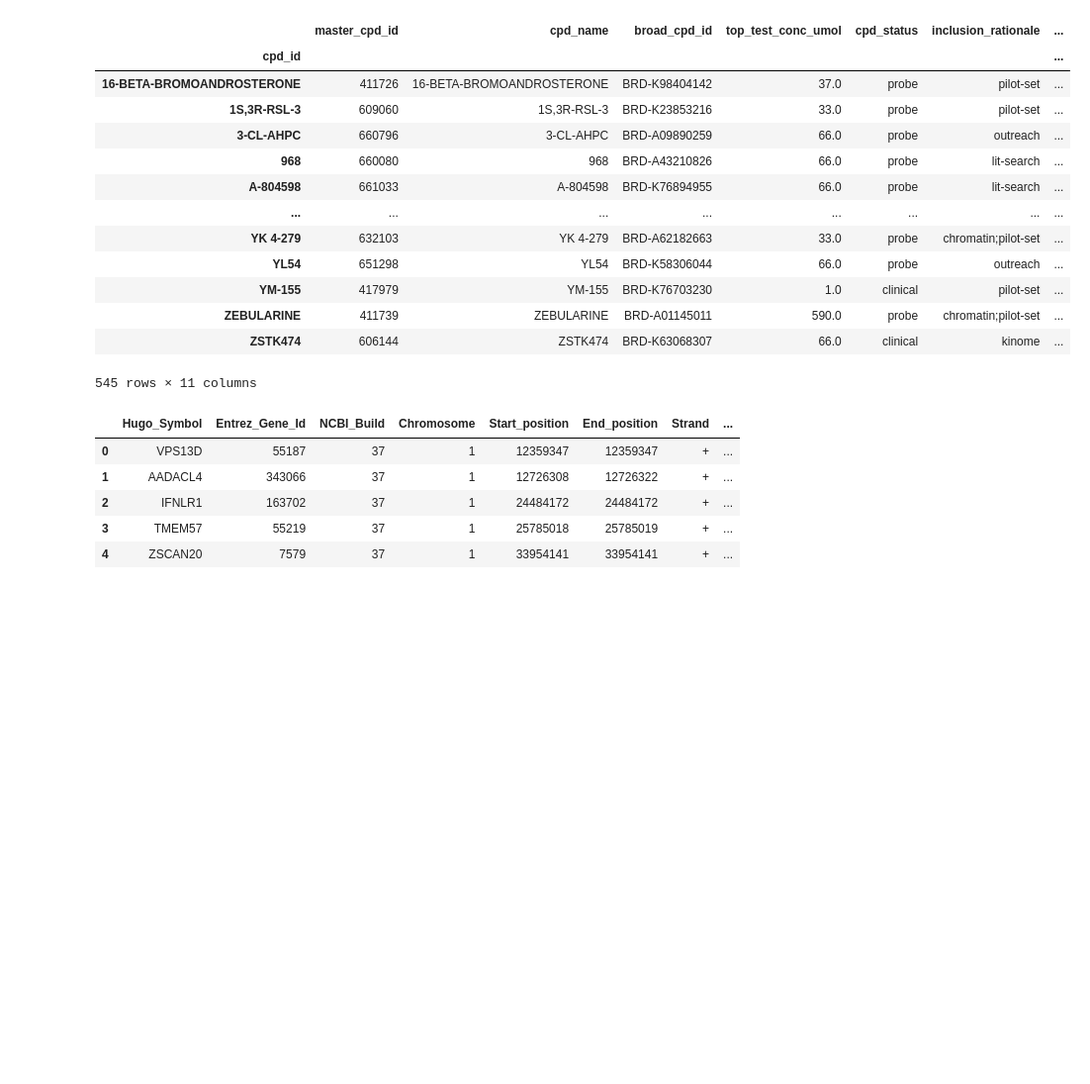
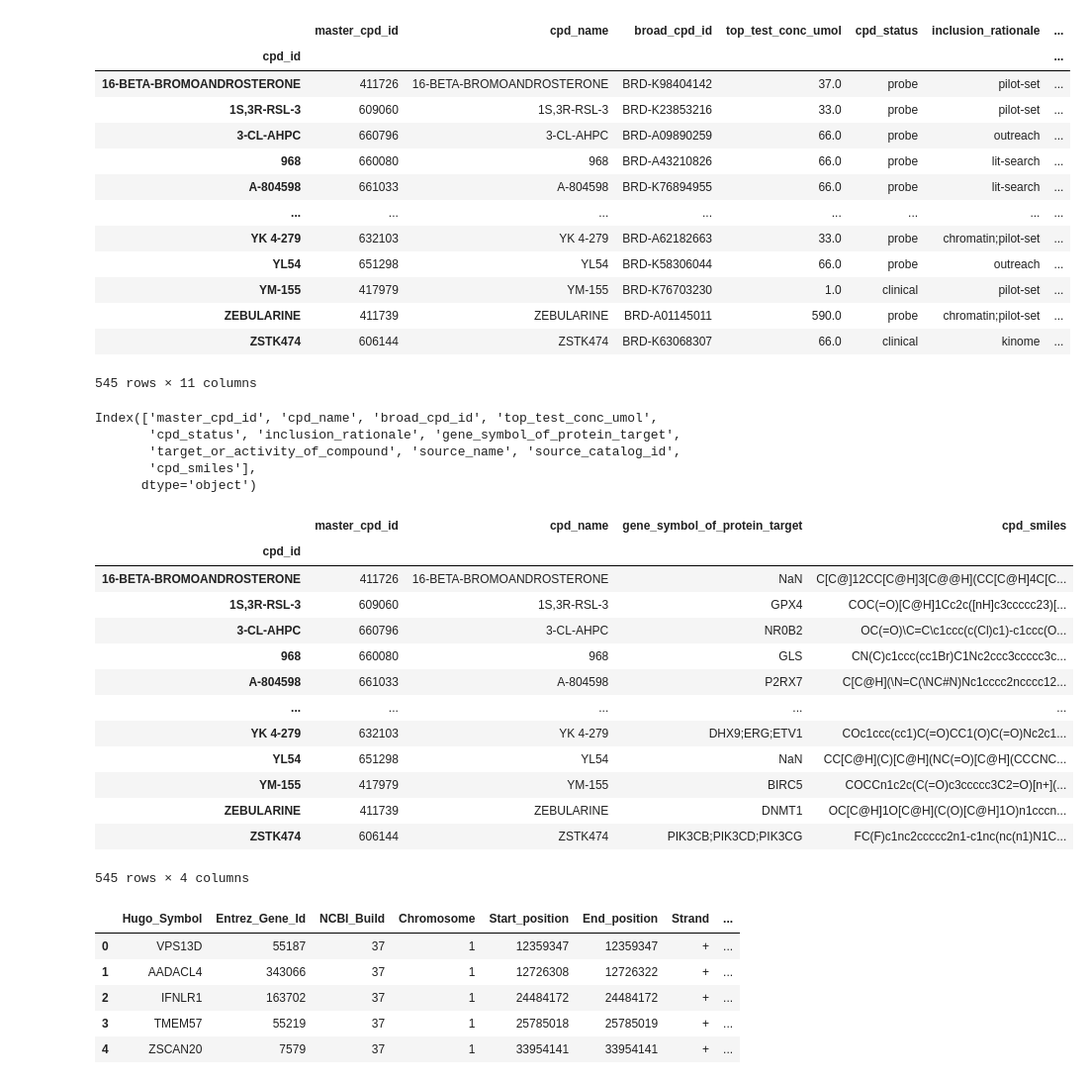
Before and after one commit to hjk9655/health-checkup-analysis, a Jupyter notebook: Notebooks/bio_bigdata_workshop_2A_regression_practice.ipynb, the cells around one changed output. Shown at 99% size. Saved outputs shown, nothing was run; the diff lists cells and outputs as text; code cells hidden in the pictures; blank space fills up the shorter version.

```diff
--- a/Notebooks/bio_bigdata_workshop_2A_regression_practice.ipynb
+++ b/Notebooks/bio_bigdata_workshop_2A_regression_practice.ipynb
@@ -207,6 +210,31 @@ df_drug_info
 | ZEBULARINE | 411739 | ZEBULARINE | BRD-A01145011 | 590.0 | probe | chromatin;pilot-set | ... |
 | ZSTK474 | 606144 | ZSTK474 | BRD-K63068307 | 66.0 | clinical | kinome | ... |
 545 rows × 11 columns
+# %%
+df_drug_info.columns
+# %% [output]
+Index(['master_cpd_id', 'cpd_name', 'broad_cpd_id', 'top_test_conc_umol',
+       'cpd_status', 'inclusion_rationale', 'gene_symbol_of_protein_target',
+       'target_or_activity_of_compound', 'source_name', 'source_catalog_id',
+       'cpd_smiles'],
+      dtype='object')
+# %%
+df_drug_info[['master_cpd_id', 'cpd_name','gene_symbol_of_protein_target', 'cpd_smiles']]
+# %% [output]
+|  | master_cpd_id | cpd_name | gene_symbol_of_protein_target | cpd_smiles |
+| cpd_id |  |  |  |  |
+| 16-BETA-BROMOANDROSTERONE | 411726 | 16-BETA-BROMOANDROSTERONE | NaN | C[C@]12CC[C@H]3[C@@H](CC[C@H]4C[C... |
+| 1S,3R-RSL-3 | 609060 | 1S,3R-RSL-3 | GPX4 | COC(=O)[C@H]1Cc2c([nH]c3ccccc23)[... |
+| 3-CL-AHPC | 660796 | 3-CL-AHPC | NR0B2 | OC(=O)\C=C\c1ccc(c(Cl)c1)-c1ccc(O... |
+| 968 | 660080 | 968 | GLS | CN(C)c1ccc(cc1Br)C1Nc2ccc3ccccc3c... |
+| A-804598 | 661033 | A-804598 | P2RX7 | C[C@H](\N=C(\NC#N)Nc1cccc2ncccc12... |
+| ... | ... | ... | ... | ... |
+| YK 4-279 | 632103 | YK 4-279 | DHX9;ERG;ETV1 | COc1ccc(cc1)C(=O)CC1(O)C(=O)Nc2c1... |
+| YL54 | 651298 | YL54 | NaN | CC[C@H](C)[C@H](NC(=O)[C@H](CCCNC... |
+| YM-155 | 417979 | YM-155 | BIRC5 | COCCn1c2c(C(=O)c3ccccc3C2=O)[n+](... |
+| ZEBULARINE | 411739 | ZEBULARINE | DNMT1 | OC[C@H]1O[C@H](C(O)[C@H]1O)n1cccn... |
+| ZSTK474 | 606144 | ZSTK474 | PIK3CB;PIK3CD;PIK3CG | FC(F)c1nc2ccccc2n1-c1nc(nc(n1)N1C... |
+545 rows × 4 columns
 # %%
 df_mutation_info = data['mutation_info']
 df_mutation_info.head()
```
Also changed, not shown: parts of 1 cell of this notebook.
